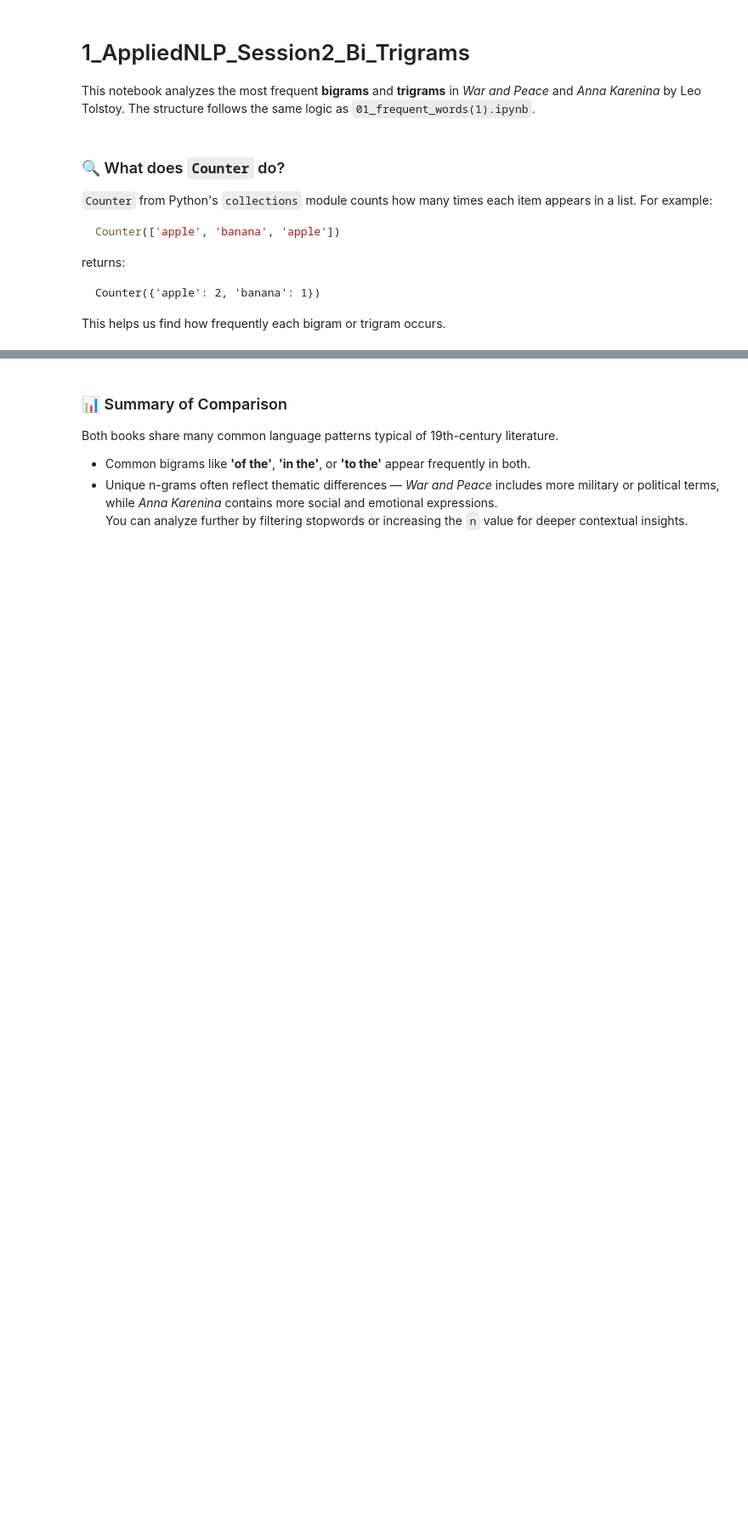
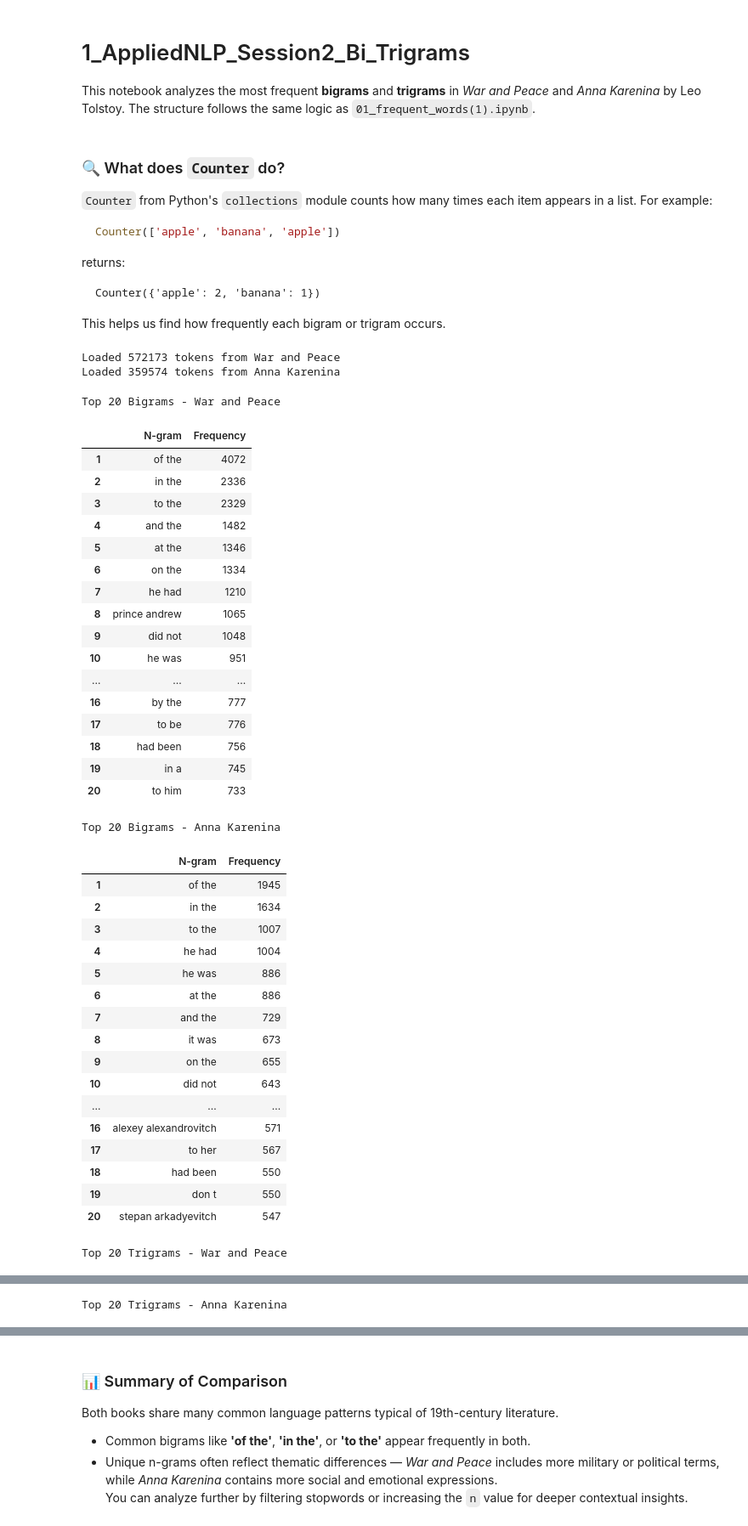
Before and after one commit to J0rc69/SecondProject, a Jupyter notebook: notebooks/1_AppliedNLP_Session2_Bi_Trigrams.ipynb, the cells around one changed output, grey strips where cells are left out. Shown at 85% size. Drawn from its saved outputs; the diff is of its cells as text; code cells hidden in the pictures; blank space fills up the shorter version.

Commit message:
Updated version of notebook 1 (without errors) BUT NO CHART VISUALIZATION

````diff
--- a/notebooks/1_AppliedNLP_Session2_Bi_Trigrams.ipynb
+++ b/notebooks/1_AppliedNLP_Session2_Bi_Trigrams.ipynb
@@ -25,10 +39,14 @@ Counter({'apple': 2, 'banana': 1})
 ```
 This helps us find how frequently each bigram or trigram occurs.
 # %%
+import os
 
-# Load both texts
-file_war = "The Project Gutenberg eBook of War and Peace, by Leo Tolstoy.txt"
-file_anna = "The Project Gutenberg eBook of Anna Karenina, by Leo Tolstoy.txt"
+# Construct the path to the data folder (one level up from notebooks/)
+data_dir = os.path.join(os.path.dirname(os.getcwd()), "data")
+
+file_war = os.path.join(data_dir, "The Project Gutenberg eBook of War and Peace, by Leo Tolstoy.txt")
+file_anna = os.path.join(data_dir, "The Project Gutenberg eBook of Anna Karenina, by Leo Tolstoy.txt")
+
 
 def load_and_clean_text(filepath):
     with open(filepath, 'r', encoding='utf-8') as f:
@@ -36,7 +54,12 @@ def load_and_clean_text(filepath):
     text = text.lower()
     for p in string.punctuation:
         text = text.replace(p, ' ')
-    tokens = word_tokenize(text)
+    # Tokenize with NLTK; if resources are missing, fall back to regex
+    try:
+        tokens = word_tokenize(text)
+    except LookupError:
+        # Fallback: simple regex tokenizer to avoid NLTK data errors
+        tokens = re.findall(r"[a-zA-Z]+", text)
     tokens = [t for t in tokens if t.isalpha()]  # keep only alphabetic tokens
     return tokens
 
@@ -45,6 +68,9 @@ tokens_anna = load_and_clean_text(file_anna)
 
 print(f"Loaded {len(tokens_war)} tokens from War and Peace")
 print(f"Loaded {len(tokens_anna)} tokens from Anna Karenina")
+# %% [output]
+Loaded 572173 tokens from War and Peace
+Loaded 359574 tokens from Anna Karenina
 # %%
 
 # Generate bigrams and trigrams
@@ -61,19 +87,59 @@ counter_tri_anna = Counter(trigrams_anna)
 # %%
 
 # Convert to DataFrame for easy display
 def top_ngrams(counter, n=20):
     df = pd.DataFrame(counter.most_common(n), columns=['N-gram', 'Frequency'])
     df['N-gram'] = df['N-gram'].apply(lambda x: ' '.join(x))
+    df.index = df.index + 1  # Shift index to start at 1
     return df
+
 
 print("Top 20 Bigrams - War and Peace")
 display(top_ngrams(counter_bi_war))
 
 print("Top 20 Bigrams - Anna Karenina")
 display(top_ngrams(counter_bi_anna))
 
 print("Top 20 Trigrams - War and Peace")
 display(top_ngrams(counter_tri_war))
 
 print("Top 20 Trigrams - Anna Karenina")
 display(top_ngrams(counter_tri_anna))
+# %% [output]
+Top 20 Bigrams - War and Peace
+|  | N-gram | Frequency |
+| 1 | of the | 4072 |
+| 2 | in the | 2336 |
+| 3 | to the | 2329 |
+| 4 | and the | 1482 |
+| 5 | at the | 1346 |
+| 6 | on the | 1334 |
+| 7 | he had | 1210 |
+| 8 | prince andrew | 1065 |
+| 9 | did not | 1048 |
+| 10 | he was | 951 |
+| ... | ... | ... |
+| 16 | by the | 777 |
+| 17 | to be | 776 |
+| 18 | had been | 756 |
+| 19 | in a | 745 |
+| 20 | to him | 733 |
+Top 20 Bigrams - Anna Karenina
+|  | N-gram | Frequency |
+| 1 | of the | 1945 |
+| 2 | in the | 1634 |
+| 3 | to the | 1007 |
+| 4 | he had | 1004 |
+| 5 | he was | 886 |
+| 6 | at the | 886 |
+| 7 | and the | 729 |
+| 8 | it was | 673 |
+| 9 | on the | 655 |
+| 10 | did not | 643 |
+| ... | ... | ... |
+| 16 | alexey alexandrovitch | 571 |
+| 17 | to her | 567 |
+| 18 | had been | 550 |
+| 19 | don t | 550 |
+| 20 | stepan arkadyevitch | 547 |
+Top 20 Trigrams - War and Peace
@@ -79,0 +163 @@ display(top_ngrams(counter_tri_anna))
+Top 20 Trigrams - Anna Karenina
````
Also changed, not shown: parts of 4 cells of this notebook.
